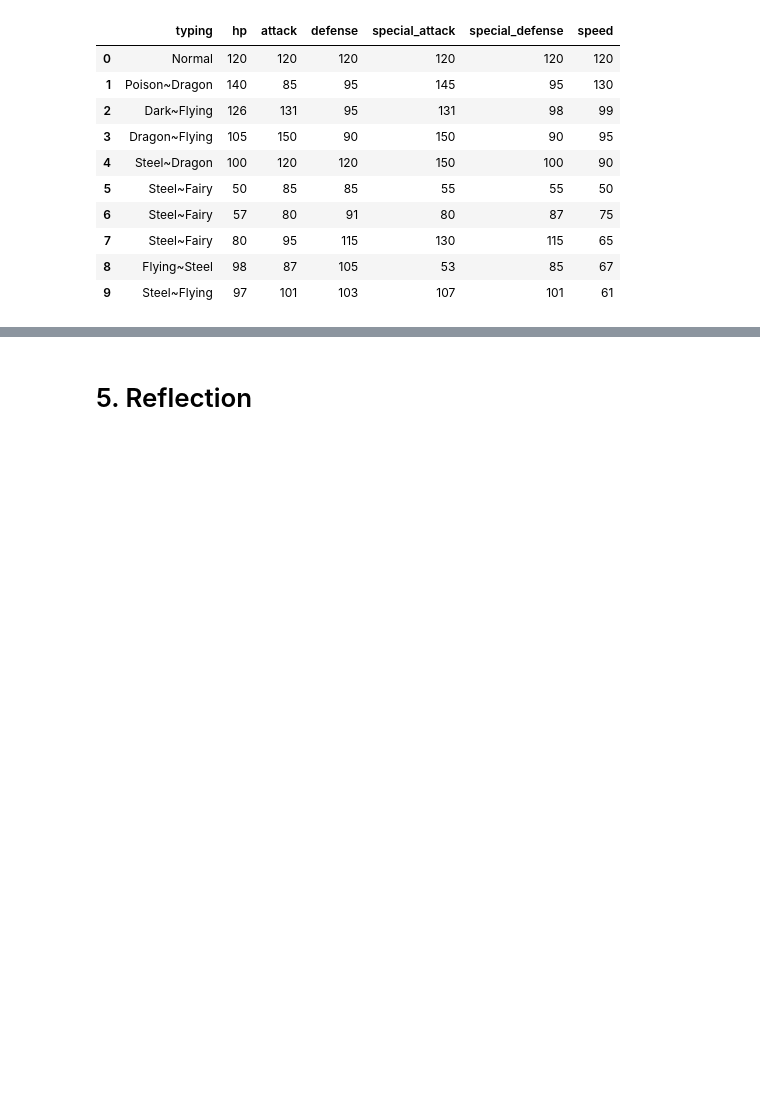
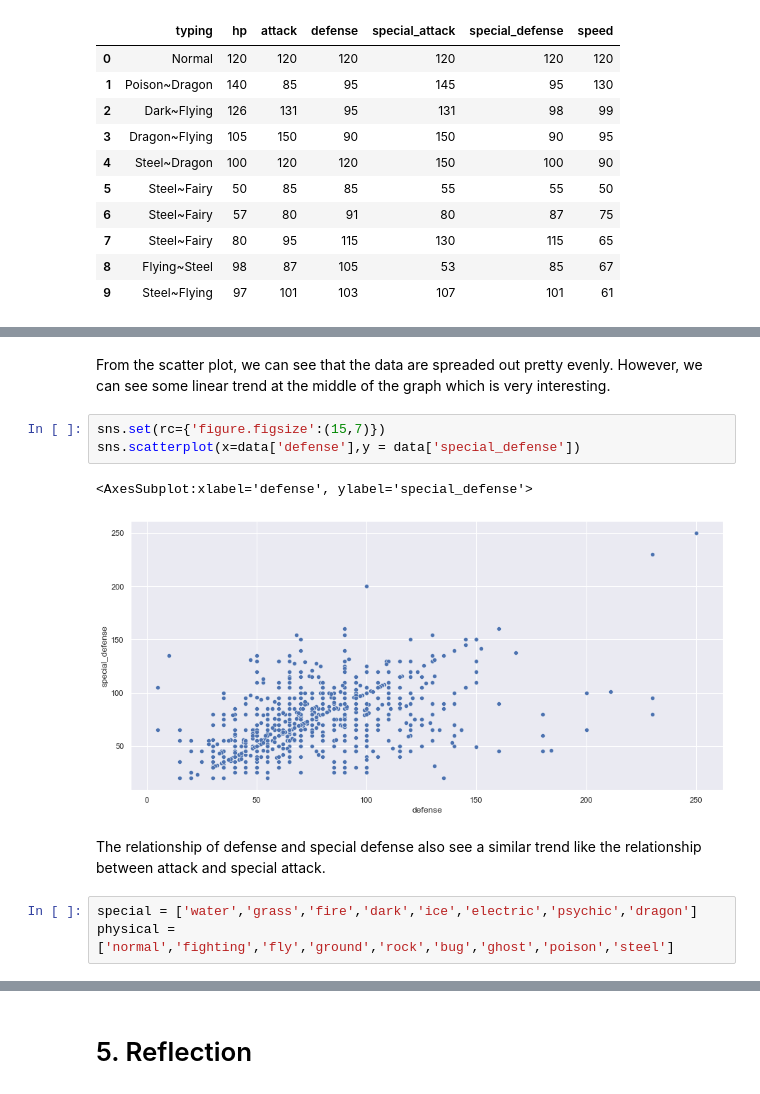
Before and after one commit to Wepewour19clc7/DSprograming, a Jupyter notebook: Pokemon.ipynb, the cells around one changed output, grey strips where cells are left out. Drawn from its saved outputs; the diff is of its cells as text; blank space fills up the shorter version.

```diff
--- a/Pokemon.ipynb
+++ b/Pokemon.ipynb
@@ -251 +259,14 @@ stats
+# %% [markdown]
+From the scatter plot, we can see that the data are spreaded out pretty evenly. However, we can see some linear trend at the middle of the graph which is very interesting.
+# %%
+sns.set(rc={'figure.figsize':(15,7)})
+sns.scatterplot(x=data['defense'],y = data['special_defense'])
+# %% [output]
+<AxesSubplot:xlabel='defense', ylabel='special_defense'>
+[figure, added]
+# %% [markdown]
+The relationship of defense and special defense also see a similar trend like the relationship between attack and special attack.
+# %%
+special = ['water','grass','fire','dark','ice','electric','psychic','dragon']
+physical = ['normal','fighting','fly','ground','rock','bug','ghost','poison','steel']
 # %%
```
Also changed, not shown: parts of 12 cells of this notebook.
